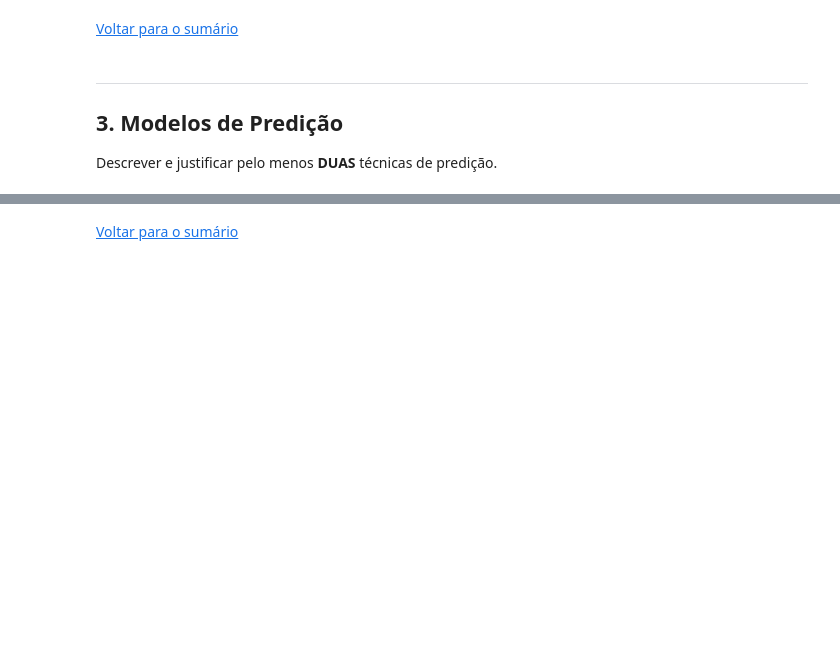
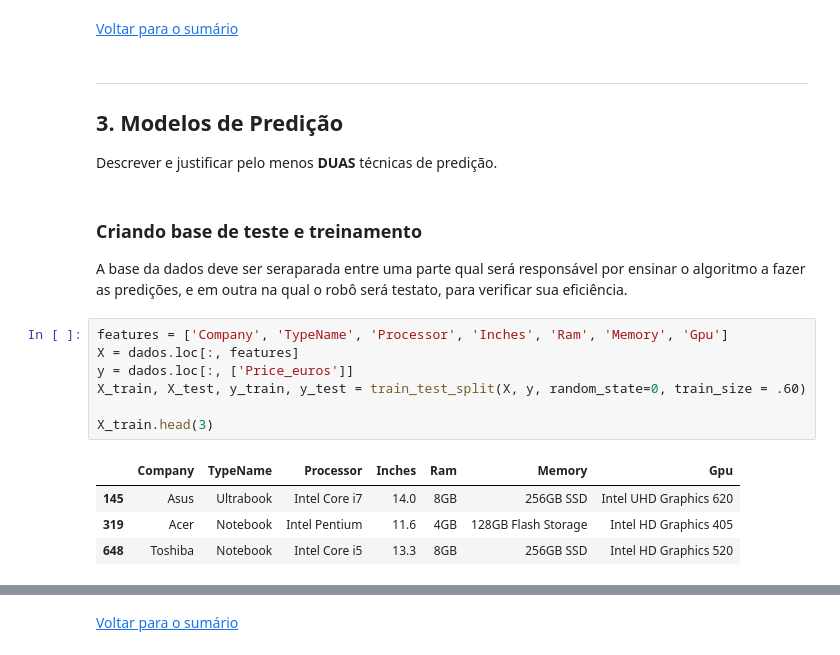
Before and after one commit to insper-classroom/22-2b-cd-p2-Bea-Kadu-Veronica, a Jupyter notebook: relatorio.ipynb, the cells around one changed output, grey strips where cells are left out. Saved outputs shown, nothing was run; the diff lists cells and outputs as text; blank space fills up the shorter version.

Commit message:
teste e treinamento 2

```diff
--- a/relatorio.ipynb
+++ b/relatorio.ipynb
@@ -243,3 +243,19 @@ ___
 ## 3. Modelos de Predição
 
 Descrever e justificar pelo menos **DUAS** técnicas de predição.
+# %% [markdown]
+### Criando base de teste e treinamento
+
+A base da dados deve ser seraparada entre uma parte qual será responsável por ensinar o algoritmo a fazer as predições, e em outra na qual o robô será testato, para verificar sua eficiência.
+# %%
+features = ['Company', 'TypeName', 'Processor', 'Inches', 'Ram', 'Memory', 'Gpu']
+X = dados.loc[:, features]
+y = dados.loc[:, ['Price_euros']]
+X_train, X_test, y_train, y_test = train_test_split(X, y, random_state=0, train_size = .60)
+
+X_train.head(3)
+# %% [output]
+|  | Company | TypeName | Processor | Inches | Ram | Memory | Gpu |
+| 145 | Asus | Ultrabook | Intel Core i7 | 14.0 | 8GB | 256GB SSD | Intel UHD Graphics 620 |
+| 319 | Acer | Notebook | Intel Pentium | 11.6 | 4GB | 128GB Flash Storage | Intel HD Graphics 405 |
+| 648 | Toshiba | Notebook | Intel Core i5 | 13.3 | 8GB | 256GB SSD | Intel HD Graphics 520 |
```
Also changed, not shown: parts of 1 cell of this notebook.
